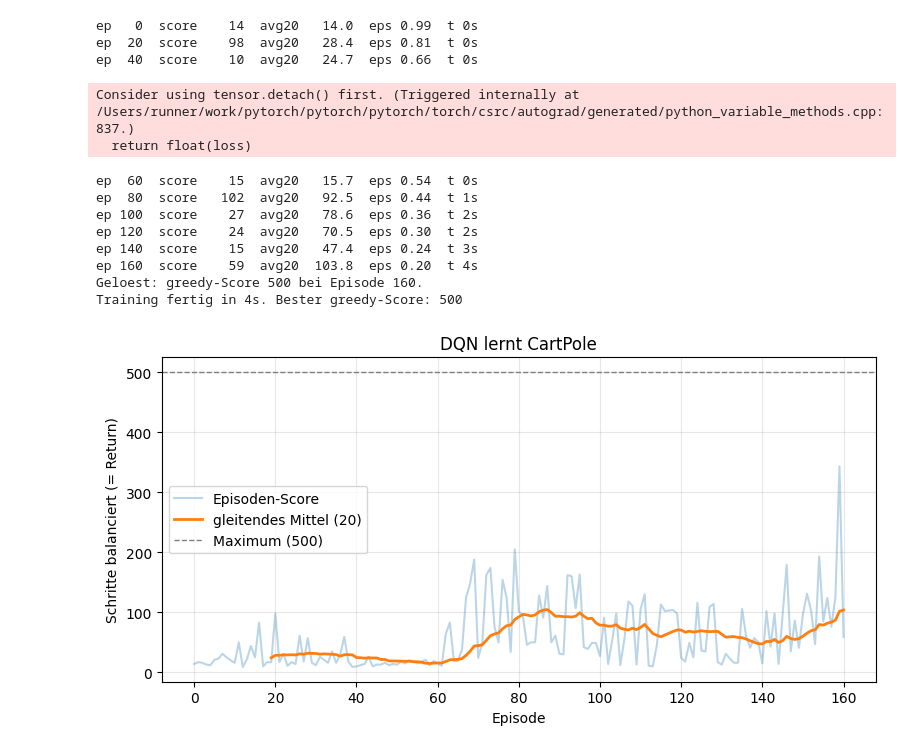
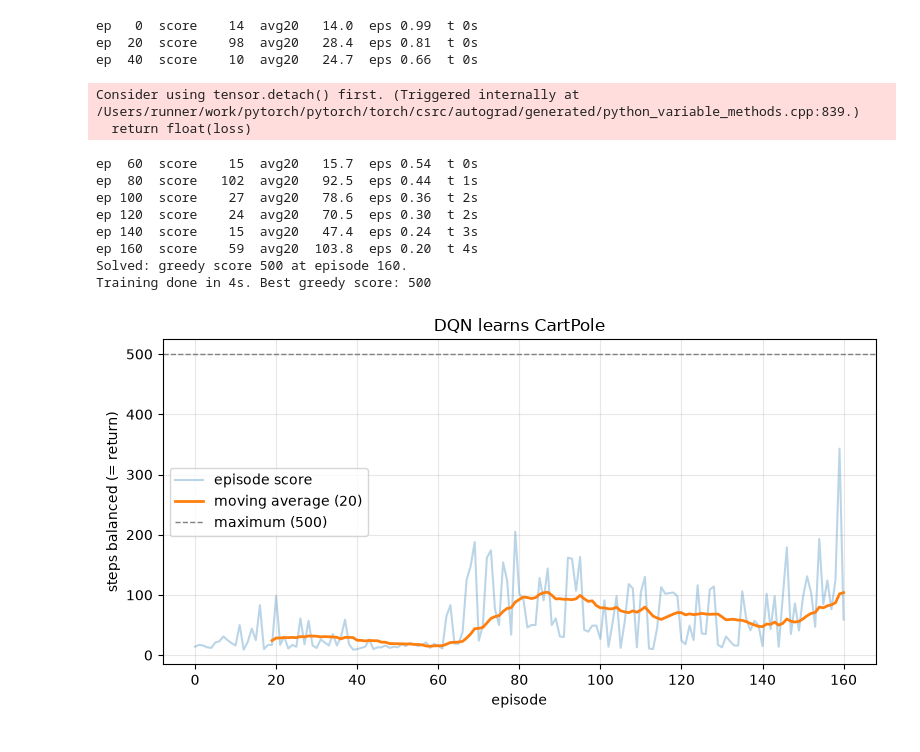
Before and after one commit to TimonLudwig1/Practice-Lab, a Jupyter notebook: xtAI_Learn-Repository/modules/14-deep-reinforcement-learning/projects/01-basic/solution/dqn_cartpole_solution.ipynb, the cells around one changed output. Cells and saved outputs as stored; diff of their text form; code cells hidden in the pictures.

```diff
--- a/xtAI_Learn-Repository/modules/14-deep-reinforcement-learning/projects/01-basic/solution/dqn_cartpole_solution.ipynb
+++ b/xtAI_Learn-Repository/modules/14-deep-reinforcement-learning/projects/01-basic/solution/dqn_cartpole_solution.ipynb
@@ -220,20 +218,20 @@ def train(agent, env, n_episodes=500, eval_every=10, solved=490.0, verbose=True)
         if verbose and ep%20==0:
             print(f"ep {ep:3d}  score {total:5.0f}  avg20 {np.mean(scores[-20:]):6.1f}"
                   f"  eps {agent.eps:.2f}  t {time.time()-t0:.0f}s")
-        # regelmaessige greedy-Auswertung -> bestes Modell merken, ggf. fruehzeitig stoppen
+        # regular greedy evaluation -> remember the best model, possibly stop early
         if ep>=30 and ep%eval_every==0:
             g=greedy_score(agent, env, episodes=10)
             if g>best:
                 best=g; best_weights=copy.deepcopy(agent.q.state_dict())
             if best>=solved:
-                print(f"Geloest: greedy-Score {best:.0f} bei Episode {ep}.")
+                print(f"Solved: greedy score {best:.0f} at episode {ep}.")
                 break
     if best_weights is not None:
-        agent.q.load_state_dict(best_weights)      # bestes Modell zurueckladen
-    print(f"Training fertig in {time.time()-t0:.0f}s. Bester greedy-Score: {best:.0f}")
+        agent.q.load_state_dict(best_weights)      # reload the best model
+    print(f"Training done in {time.time()-t0:.0f}s. Best greedy score: {best:.0f}")
     return scores
 
-# reproduzierbar machen (unabhaengig von den Zellen davor)
+# make it reproducible (independent of the cells before)
 torch.manual_seed(SEED); np.random.seed(SEED); random.seed(SEED)
 agent = DQNAgent()
 scores = train(agent, CartPole(), n_episodes=500)
@@ -241,7 +239,7 @@ scores = train(agent, CartPole(), n_episodes=500)
 ep   0  score    14  avg20   14.0  eps 0.99  t 0s
 ep  20  score    98  avg20   28.4  eps 0.81  t 0s
 ep  40  score    10  avg20   24.7  eps 0.66  t 0s
-Consider using tensor.detach() first. (Triggered internally at /Users/runner/work/pytorch/pytorch/pytorch/torch/csrc/autograd/generated/python_variable_methods.cpp:837.)
+Consider using tensor.detach() first. (Triggered internally at /Users/runner/work/pytorch/pytorch/torch/csrc/autograd/generated/python_variable_methods.cpp:839.)
   return float(loss)
 ep  60  score    15  avg20   15.7  eps 0.54  t 0s
 ep  80  score   102  avg20   92.5  eps 0.44  t 1s
@@ -249,17 +247,17 @@ ep 100  score    27  avg20   78.6  eps 0.36  t 2s
 ep 120  score    24  avg20   70.5  eps 0.30  t 2s
 ep 140  score    15  avg20   47.4  eps 0.24  t 3s
 ep 160  score    59  avg20  103.8  eps 0.20  t 4s
-Geloest: greedy-Score 500 bei Episode 160.
-Training fertig in 4s. Bester greedy-Score: 500
+Solved: greedy score 500 at episode 160.
+Training done in 4s. Best greedy score: 500
 # %%
 def moving_average(x, w=20):
     return np.convolve(x, np.ones(w)/w, mode="valid")
 
 plt.figure(figsize=(8,4.2))
-plt.plot(scores, alpha=0.3, label="Episoden-Score")
-plt.plot(range(19, len(scores)), moving_average(scores,20), lw=2, label="gleitendes Mittel (20)")
-plt.axhline(500, ls="--", color="gray", lw=1, label="Maximum (500)")
-plt.xlabel("Episode"); plt.ylabel("Schritte balanciert (= Return)")
-plt.title("DQN lernt CartPole"); plt.legend(); plt.grid(alpha=0.3); plt.tight_layout(); plt.show()
+plt.plot(scores, alpha=0.3, label="episode score")
+plt.plot(range(19, len(scores)), moving_average(scores,20), lw=2, label="moving average (20)")
+plt.axhline(500, ls="--", color="gray", lw=1, label="maximum (500)")
+plt.xlabel("episode"); plt.ylabel("steps balanced (= return)")
+plt.title("DQN learns CartPole"); plt.legend(); plt.grid(alpha=0.3); plt.tight_layout(); plt.show()
 # %% [output]
-[figure, old version]
+[figure, new version]
```
Also changed, not shown: parts of 17 cells of this notebook, 1 other file.
